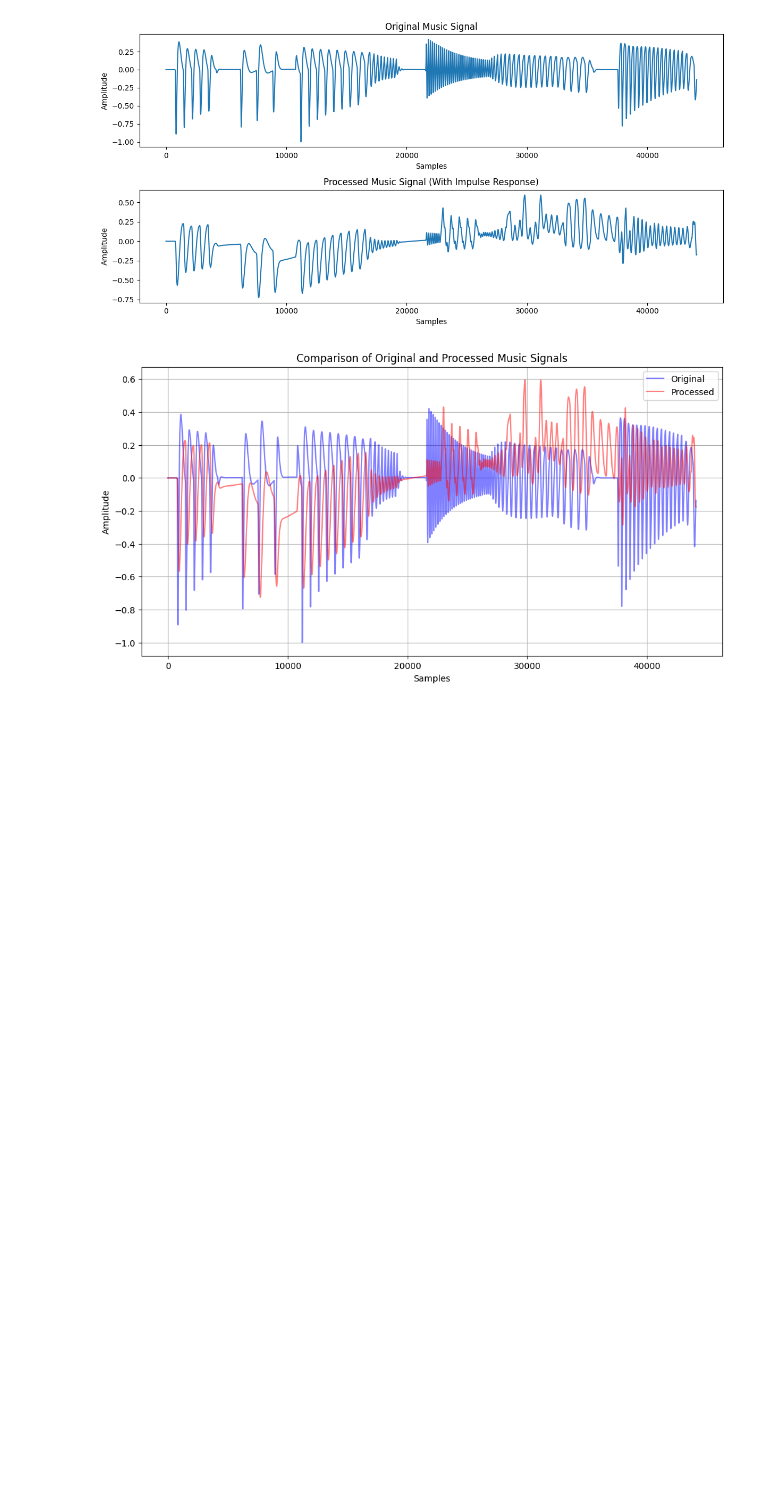
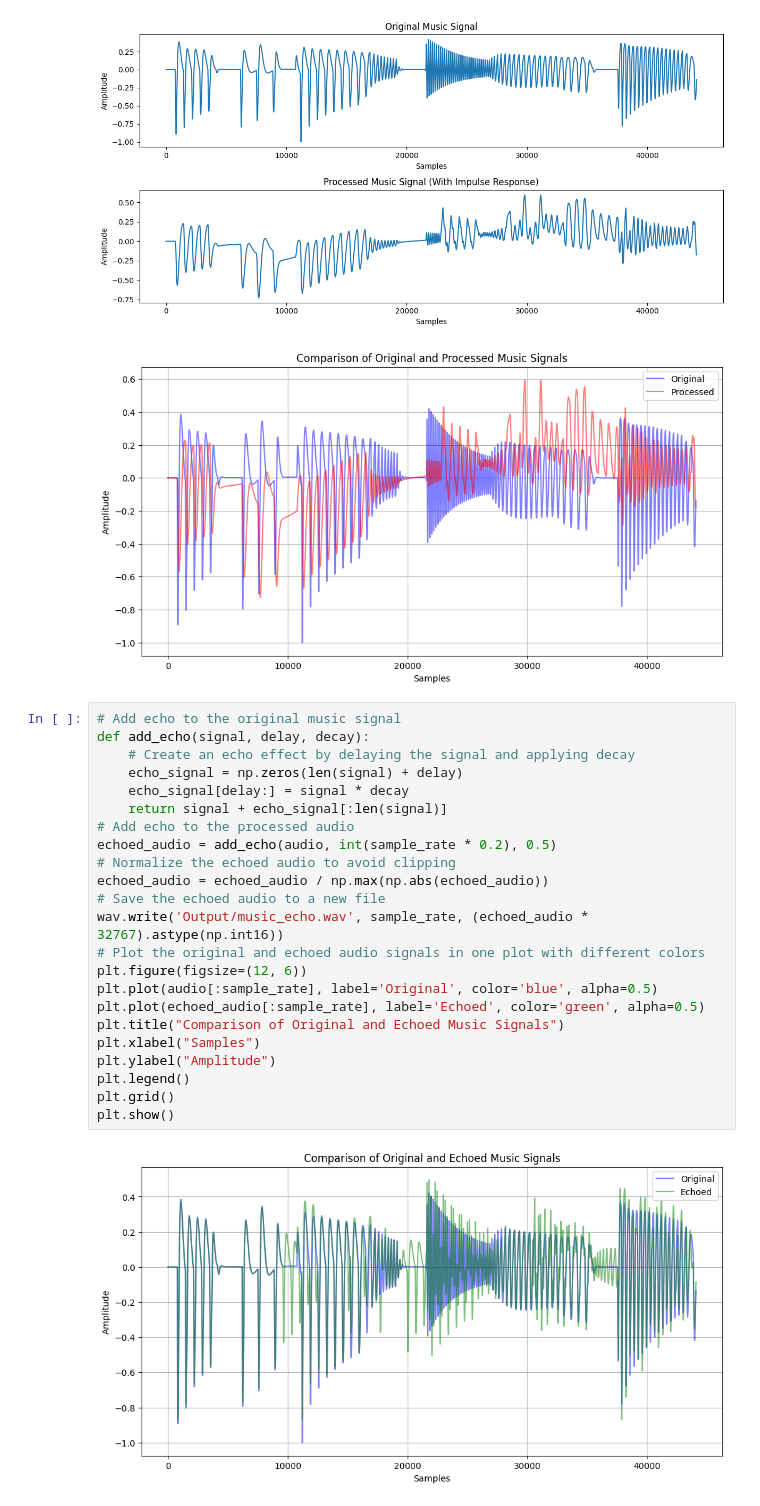
Before and after one commit to yyf/SimpleAudioDSP, a Jupyter notebook: Reverberation_echo.ipynb, the cells around one changed output. Drawn from its saved outputs; the diff is of its cells as text; blank space fills up the shorter version.

Commit message:
Add echo

```diff
--- a/Reverberation.ipynb
+++ b/Reverberation_echo.ipynb
@@ -58,3 +58,28 @@ plt.show()
 # %% [output]
 [figure]
 [figure]
+# %%
+# Add echo to the original music signal
+def add_echo(signal, delay, decay):
+    # Create an echo effect by delaying the signal and applying decay
+    echo_signal = np.zeros(len(signal) + delay)
+    echo_signal[delay:] = signal * decay
+    return signal + echo_signal[:len(signal)]
+# Add echo to the processed audio
+echoed_audio = add_echo(audio, int(sample_rate * 0.2), 0.5)
+# Normalize the echoed audio to avoid clipping
+echoed_audio = echoed_audio / np.max(np.abs(echoed_audio))
+# Save the echoed audio to a new file
+wav.write('Output/music_echo.wav', sample_rate, (echoed_audio * 32767).astype(np.int16))
+# Plot the original and echoed audio signals in one plot with different colors
+plt.figure(figsize=(12, 6))
+plt.plot(audio[:sample_rate], label='Original', color='blue', alpha=0.5)
+plt.plot(echoed_audio[:sample_rate], label='Echoed', color='green', alpha=0.5)
+plt.title("Comparison of Original and Echoed Music Signals")
+plt.xlabel("Samples")
+plt.ylabel("Amplitude")
+plt.legend()
+plt.grid()
+plt.show()
+# %% [output]
+[figure, added]
```
Also changed, not shown: 1 other file.
